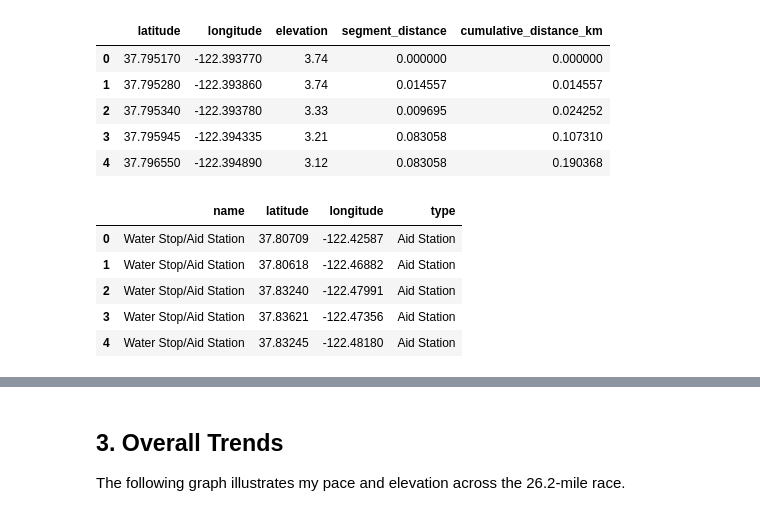
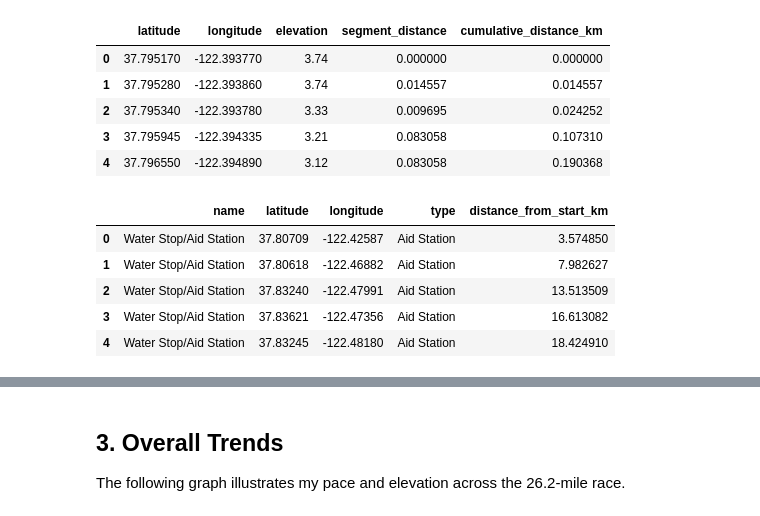
Before and after one commit to SuiseiNakagawa/marathon_data_analysis, a Jupyter notebook: notebooks/marathon_analysis.ipynb, the cells around one changed output, grey strips where cells are left out. Cells and saved outputs as stored; diff of their text form; code cells hidden in the pictures.

```diff
--- a/notebooks/marathon_analysis.ipynb
+++ b/notebooks/marathon_analysis.ipynb
@@ -166,13 +170,29 @@ official_route_df.head()
 | 3 | 37.795945 | -122.394335 | 3.21 | 0.083058 | 0.107310 |
 | 4 | 37.796550 | -122.394890 | 3.12 | 0.083058 | 0.190368 |
 # %%
-# Query aid stations data
+# Query aid stations data and calculate distance from start
 aid_stations_df = pd.read_sql("SELECT * FROM aid_stations_data;", con)
+
+# Calculate distance from start for each aid station
+def find_distance_from_start(station_lat, station_lon):
+    station_coords = (station_lat, station_lon)
+    distances = [geodesic(station_coords, (row['latitude'], row['longitude'])).meters
+                for _, row in official_route_df.iterrows()]
+    closest_idx = np.argmin(distances)
+    return official_route_df.iloc[closest_idx]['cumulative_distance_km']
+
+aid_stations_df['distance_from_start_km'] = aid_stations_df.apply(
+    lambda row: find_distance_from_start(row['latitude'], row['longitude']), axis=1
+)
+
+# Sort by distance and display summary
+aid_stations_df = aid_stations_df.sort_values('distance_from_start_km').reset_index(drop=True)
+
 aid_stations_df.head()
 # %% [output]
-|  | name | latitude | longitude | type |
-| 0 | Water Stop/Aid Station | 37.80709 | -122.42587 | Aid Station |
-| 1 | Water Stop/Aid Station | 37.80618 | -122.46882 | Aid Station |
-| 2 | Water Stop/Aid Station | 37.83240 | -122.47991 | Aid Station |
-| 3 | Water Stop/Aid Station | 37.83621 | -122.47356 | Aid Station |
-| 4 | Water Stop/Aid Station | 37.83245 | -122.48180 | Aid Station |
+|  | name | latitude | longitude | type | distance_from_start_km |
+| 0 | Water Stop/Aid Station | 37.80709 | -122.42587 | Aid Station | 3.574850 |
+| 1 | Water Stop/Aid Station | 37.80618 | -122.46882 | Aid Station | 7.982627 |
+| 2 | Water Stop/Aid Station | 37.83240 | -122.47991 | Aid Station | 13.513509 |
+| 3 | Water Stop/Aid Station | 37.83621 | -122.47356 | Aid Station | 16.613082 |
+| 4 | Water Stop/Aid Station | 37.83245 | -122.48180 | Aid Station | 18.424910 |
```
Also changed, not shown: parts of 9 cells of this notebook.
